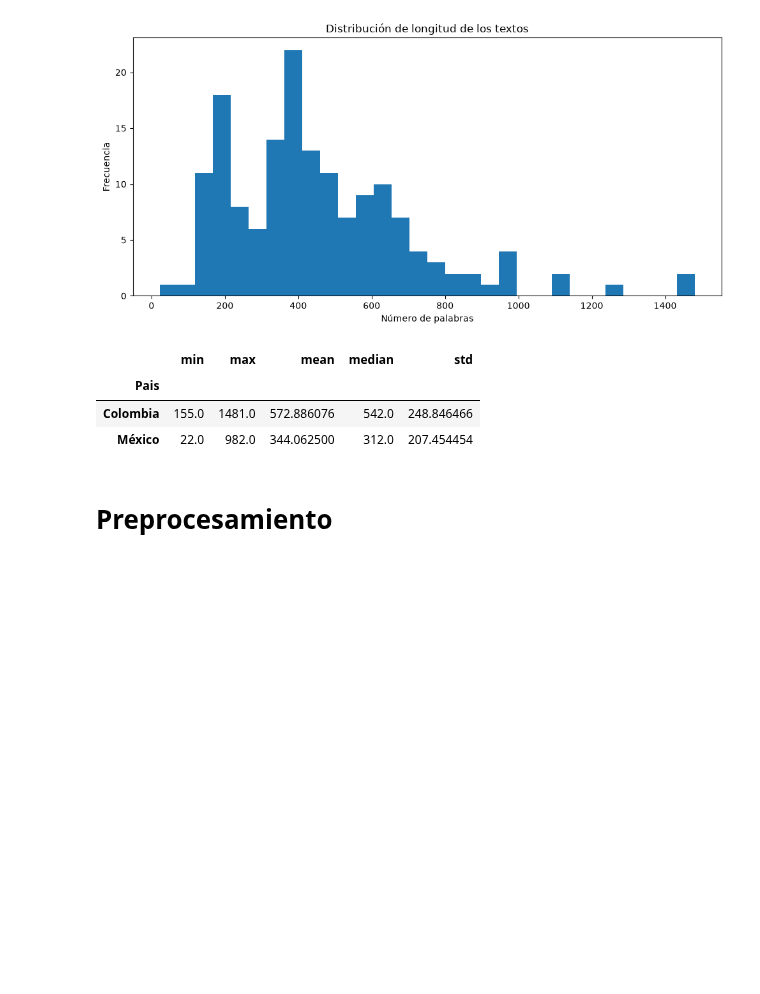
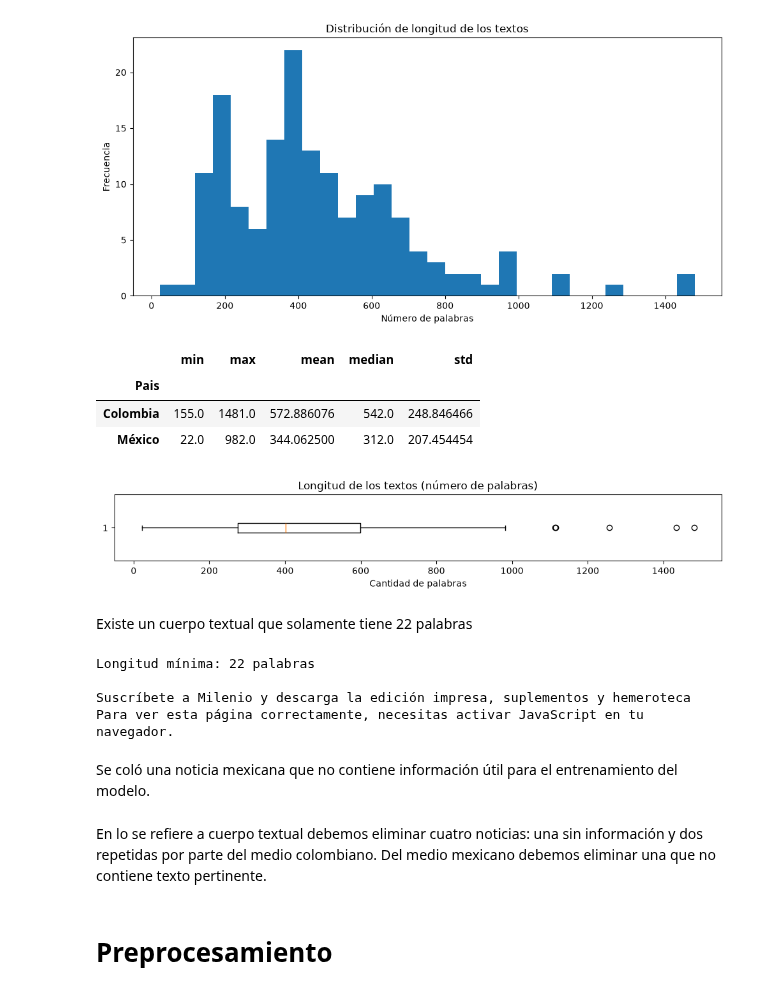
Before and after one commit to Diegopp25/corpus_y_entrenamiento_nlp_migra_venezolana, a Jupyter notebook: Transformation/main_notebook.ipynb, the cells around one changed output. Saved outputs shown, nothing was run; the diff lists cells and outputs as text; code cells hidden in the pictures; blank space fills up the shorter version.

```diff
--- a/Transformation/main_notebook.ipynb
+++ b/Transformation/main_notebook.ipynb
@@ -158,6 +159,56 @@ estadisticas_pais
 | Pais |  |  |  |  |  |
 | Colombia | 155.0 | 1481.0 | 572.886076 | 542.0 | 248.846466 |
 | México | 22.0 | 982.0 | 344.062500 | 312.0 | 207.454454 |
+# %%
+
+# Longitud en palabras ignorando los nulos
+longitudes = (
+    df["Cuerpo"]
+    .dropna()
+    .astype(str)
+    .str.split()
+    .str.len()
+)
+
+plt.figure(figsize=(10, 2))
+
+plt.boxplot(
+    longitudes,
+    orientation="horizontal"  # reemplaza vert=False
+)
+
+plt.title("Longitud de los textos (número de palabras)")
+plt.xlabel("Cantidad de palabras")
+
+plt.tight_layout()
+plt.show()
+# %% [output]
+[figure, added]
+# %% [markdown]
+Existe un cuerpo textual que solamente tiene 22 palabras
+# %%
+# Longitud en palabras ignorando nulos
+longitudes = (
+    df["Cuerpo"]
+    .dropna()
+    .astype(str)
+    .str.split()
+    .str.len()
+)
+
+# Índice del artículo más corto
+idx_min = longitudes.idxmin()
+
+print(f"Longitud mínima: {longitudes.loc[idx_min]} palabras\n")
+print(df.loc[idx_min, "Cuerpo"])
+# %% [output]
+Longitud mínima: 22 palabras
+
+Suscríbete a Milenio y descarga la edición impresa, suplementos y hemeroteca Para ver esta página correctamente, necesitas activar JavaScript en tu navegador.
+# %% [markdown]
+Se coló una noticia mexicana que no contiene información útil para el entrenamiento del modelo.
+# %% [markdown]
+En lo se refiere a cuerpo textual debemos eliminar cuatro noticias: una sin información y dos repetidas por parte del medio colombiano. Del medio mexicano debemos eliminar una que no contiene texto pertinente.
 # %% [markdown]
 # Preprocesamiento
 # %% [markdown]
```
Also changed, not shown: parts of 39 cells of this notebook, 3 other files.
